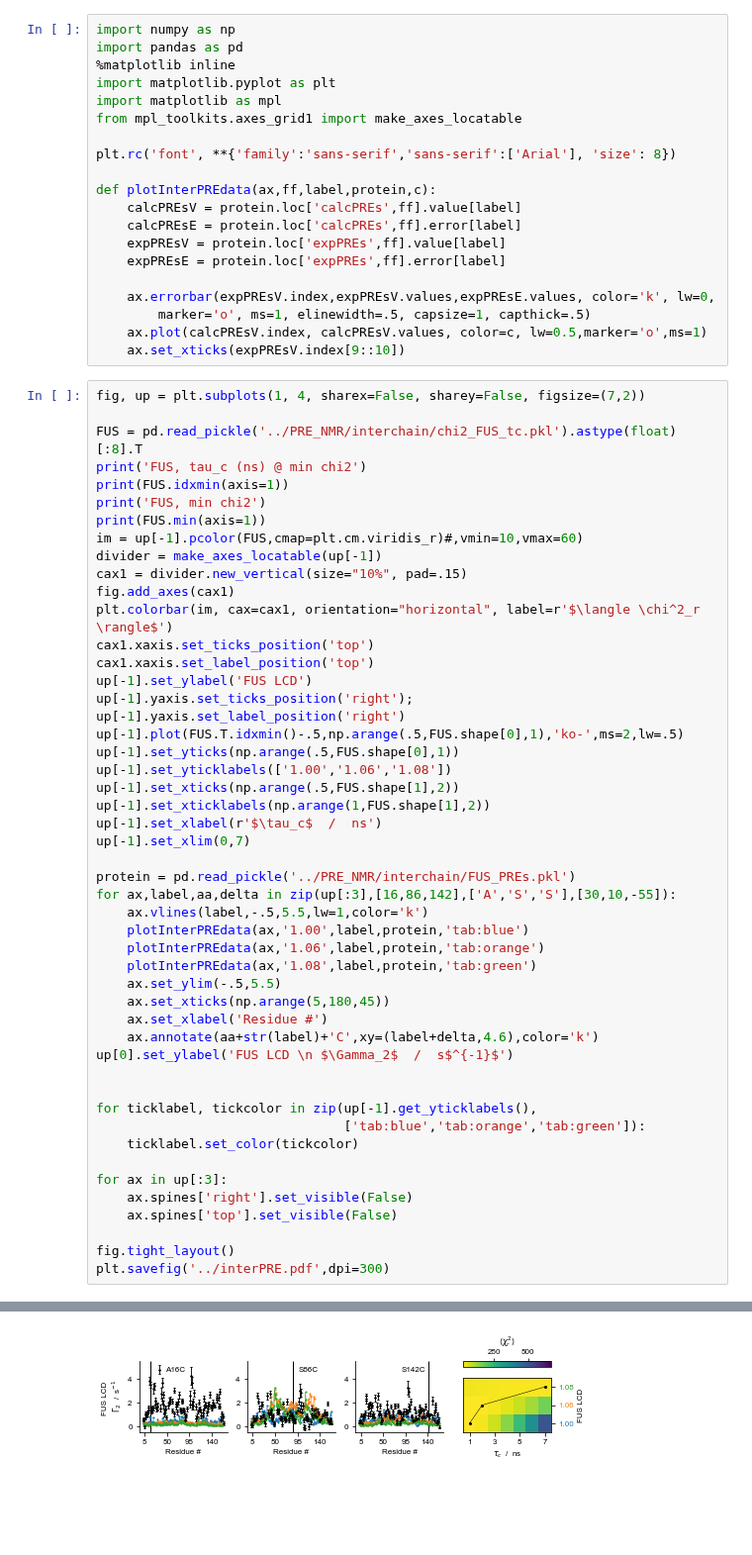
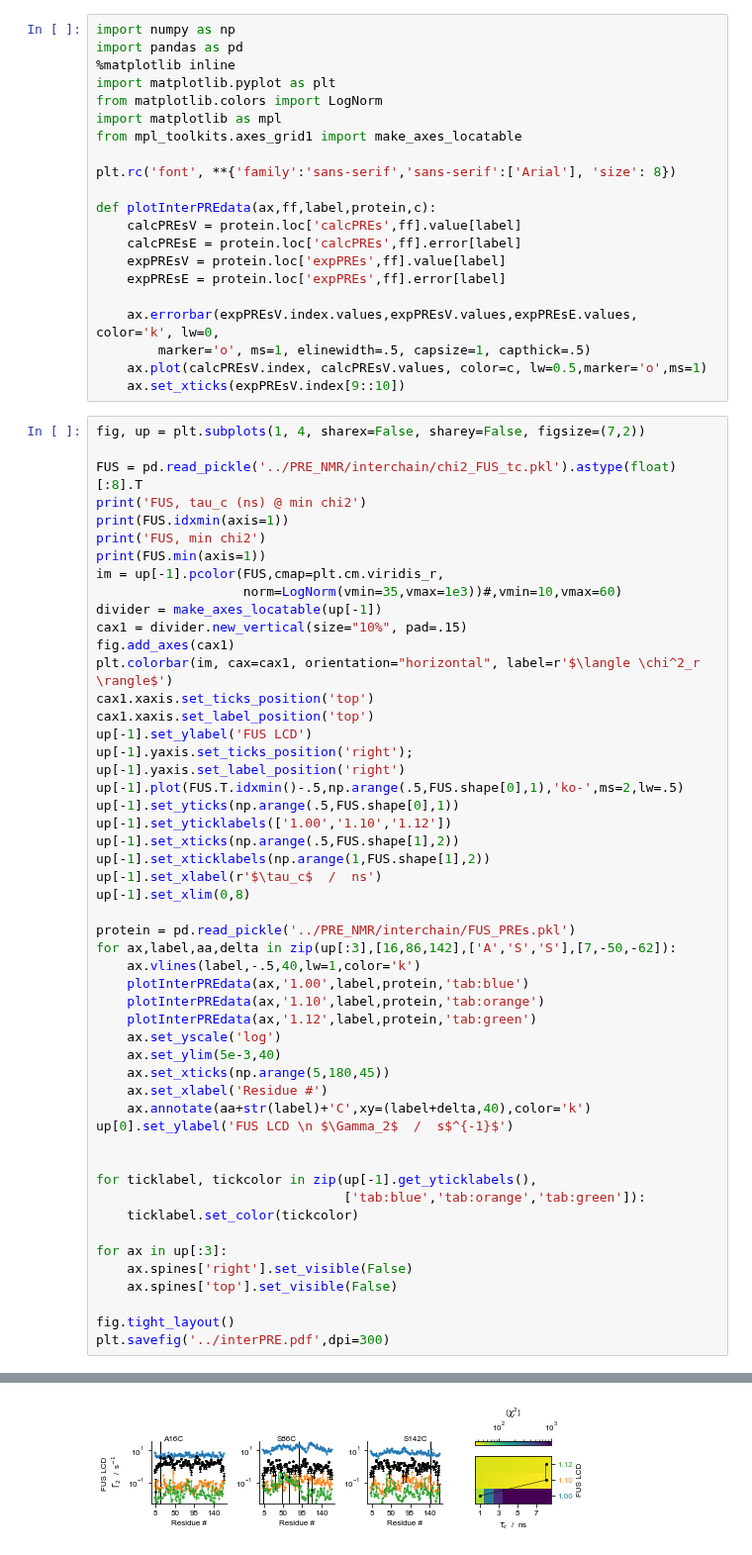
Before and after one commit to KULL-Centre/papers, a Jupyter notebook: 2021/Martini-Thomasen-et-al/notebooks/interchain_PRE.ipynb, the cells around one changed output, grey strips where cells are left out. Shown at 99% size. Drawn from its saved outputs; the diff is of its cells as text; blank space fills up the shorter version.

```diff
--- a/2021/Martini-Thomasen-et-al/notebooks/interchain_PRE.ipynb
+++ b/2021/Martini-Thomasen-et-al/notebooks/interchain_PRE.ipynb
@@ -3,6 +3,7 @@ import numpy as np
 import pandas as pd
 %matplotlib inline
 import matplotlib.pyplot as plt
+from matplotlib.colors import LogNorm
 import matplotlib as mpl
 from mpl_toolkits.axes_grid1 import make_axes_locatable
 
@@ -14,7 +15,7 @@ def plotInterPREdata(ax,ff,label,protein,c):
     expPREsV = protein.loc['expPREs',ff].value[label]
     expPREsE = protein.loc['expPREs',ff].error[label]
 
-    ax.errorbar(expPREsV.index,expPREsV.values,expPREsE.values, color='k', lw=0,
+    ax.errorbar(expPREsV.index.values,expPREsV.values,expPREsE.values, color='k', lw=0,
         marker='o', ms=1, elinewidth=.5, capsize=1, capthick=.5)
     ax.plot(calcPREsV.index, calcPREsV.values, color=c, lw=0.5,marker='o',ms=1)
     ax.set_xticks(expPREsV.index[9::10])
@@ -26,7 +27,8 @@ print('FUS, tau_c (ns) @ min chi2')
 print(FUS.idxmin(axis=1))
 print('FUS, min chi2')
 print(FUS.min(axis=1))
-im = up[-1].pcolor(FUS,cmap=plt.cm.viridis_r)#,vmin=10,vmax=60)
+im = up[-1].pcolor(FUS,cmap=plt.cm.viridis_r,
+                   norm=LogNorm(vmin=35,vmax=1e3))#,vmin=10,vmax=60)
 divider = make_axes_locatable(up[-1])
 cax1 = divider.new_vertical(size="10%", pad=.15)
 fig.add_axes(cax1)
@@ -37,22 +39,23 @@ up[-1].set_ylabel('FUS LCD')
 up[-1].yaxis.set_ticks_position('right'); up[-1].yaxis.set_label_position('right')
 up[-1].plot(FUS.T.idxmin()-.5,np.arange(.5,FUS.shape[0],1),'ko-',ms=2,lw=.5)
 up[-1].set_yticks(np.arange(.5,FUS.shape[0],1))
-up[-1].set_yticklabels(['1.00','1.06','1.08'])
+up[-1].set_yticklabels(['1.00','1.10','1.12'])
 up[-1].set_xticks(np.arange(.5,FUS.shape[1],2))
 up[-1].set_xticklabels(np.arange(1,FUS.shape[1],2))
 up[-1].set_xlabel(r'$\tau_c$  /  ns')
-up[-1].set_xlim(0,7)
+up[-1].set_xlim(0,8)
 
 protein = pd.read_pickle('../PRE_NMR/interchain/FUS_PREs.pkl')
-for ax,label,aa,delta in zip(up[:3],[16,86,142],['A','S','S'],[30,10,-55]):
-    ax.vlines(label,-.5,5.5,lw=1,color='k')
+for ax,label,aa,delta in zip(up[:3],[16,86,142],['A','S','S'],[7,-50,-62]):
+    ax.vlines(label,-.5,40,lw=1,color='k')
     plotInterPREdata(ax,'1.00',label,protein,'tab:blue')
-    plotInterPREdata(ax,'1.06',label,protein,'tab:orange')
-    plotInterPREdata(ax,'1.08',label,protein,'tab:green')
-    ax.set_ylim(-.5,5.5)
+    plotInterPREdata(ax,'1.10',label,protein,'tab:orange')
+    plotInterPREdata(ax,'1.12',label,protein,'tab:green')
+    ax.set_yscale('log')
+    ax.set_ylim(5e-3,40)
     ax.set_xticks(np.arange(5,180,45))
     ax.set_xlabel('Residue #')
-    ax.annotate(aa+str(label)+'C',xy=(label+delta,4.6),color='k')
+    ax.annotate(aa+str(label)+'C',xy=(label+delta,40),color='k')
 up[0].set_ylabel('FUS LCD \n $\Gamma_2$  /  s$^{-1}$')
 
 
@@ -79,2 +82,2 @@ FUS, min chi2
 dtype: float64
-[figure, old version]
+[figure, new version]
```
Also changed, not shown: parts of 3 cells of this notebook, 48 other files.
